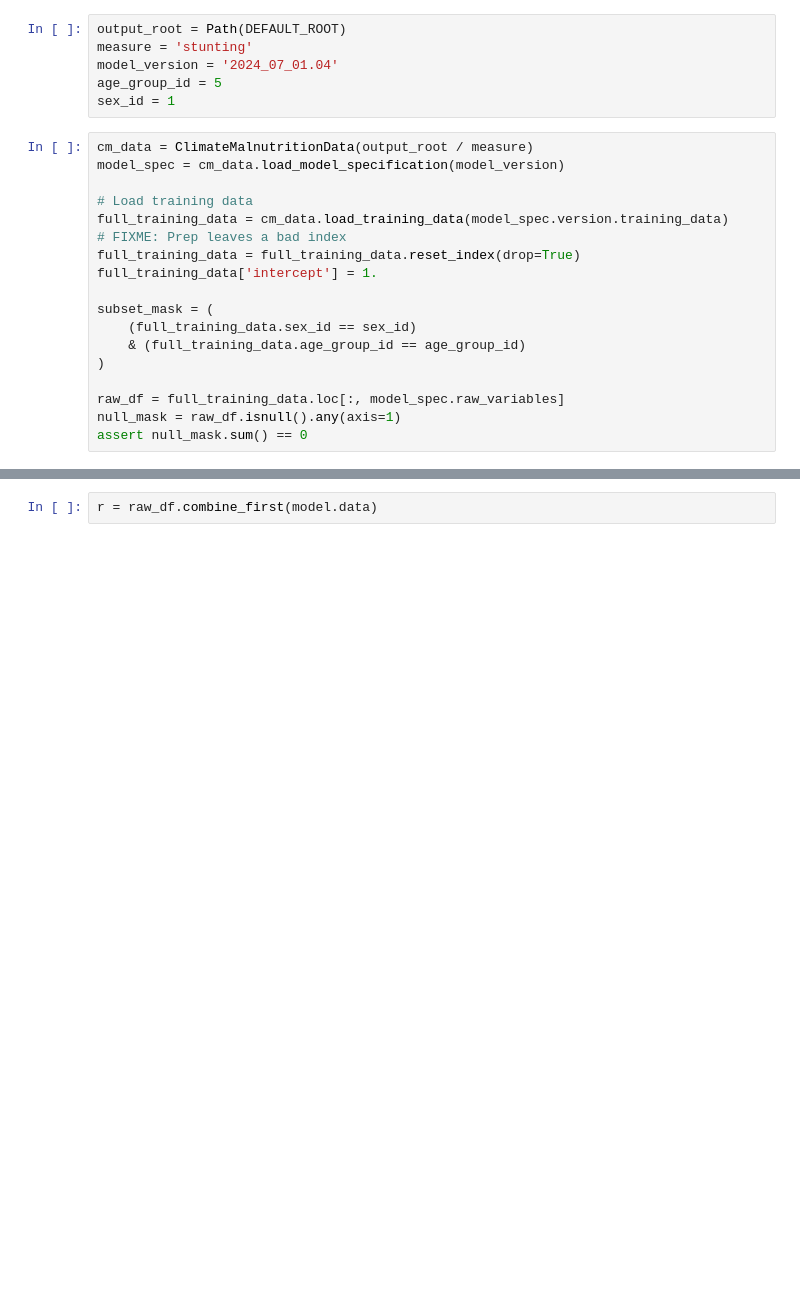
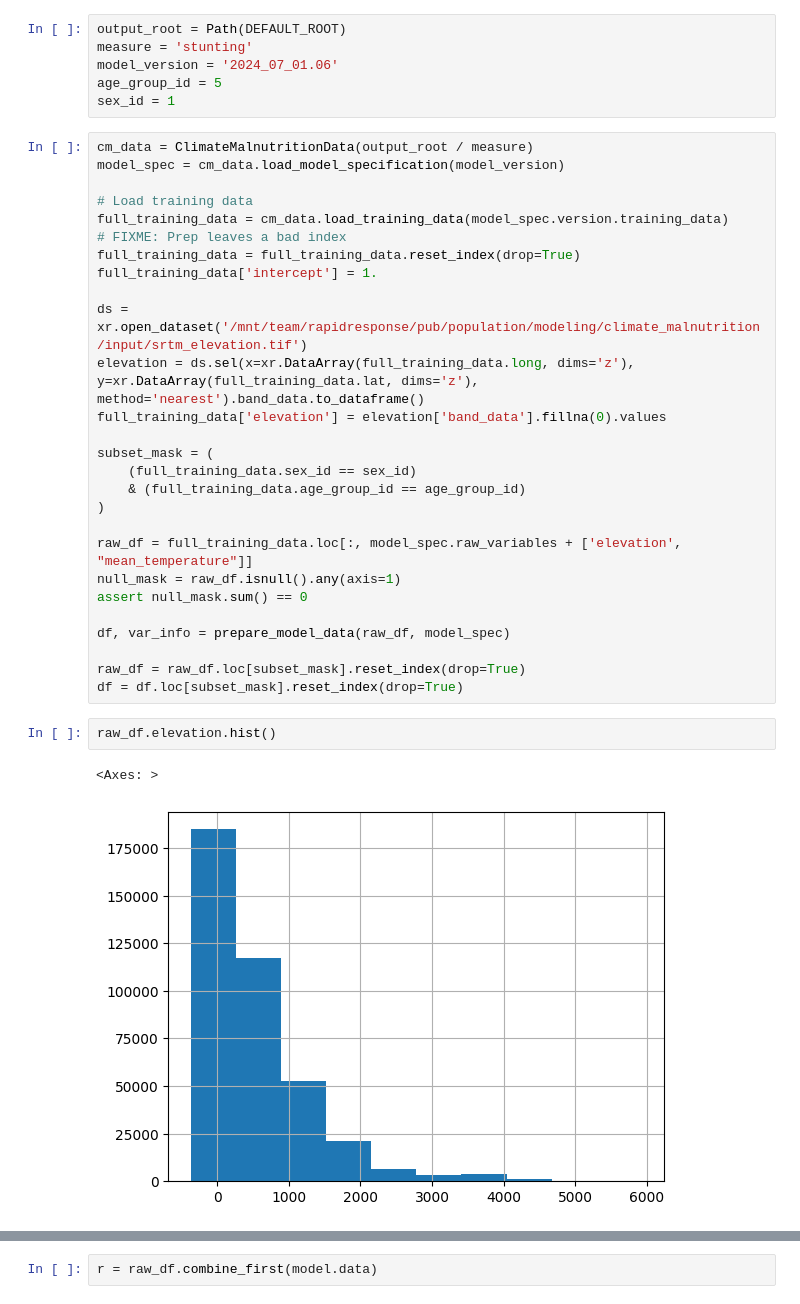
Before and after one commit to ihmeuw/rra-climate-health, a Jupyter notebook: notebooks/2024_06_30_model_training.ipynb, the cells around one changed output, grey strips where cells are left out. Saved outputs shown, nothing was run; the diff lists cells and outputs as text; blank space fills up the shorter version.

```diff
--- a/notebooks/2024_06_30_model_training.ipynb
+++ b/notebooks/2024_06_30_model_training.ipynb
@@ -37,7 +42,7 @@ prepare_model_version(model_spec_path)
 # %%
 output_root = Path(DEFAULT_ROOT)
 measure = 'stunting'
-model_version = '2024_07_01.04'
+model_version = '2024_07_01.06'
 age_group_id = 5
 sex_id = 1
 # %%
@@ -50,11 +55,25 @@ full_training_data = cm_data.load_training_data(model_spec.version.training_data
 full_training_data = full_training_data.reset_index(drop=True)
 full_training_data['intercept'] = 1.
 
+ds = xr.open_dataset('/mnt/team/rapidresponse/pub/population/modeling/climate_malnutrition/input/srtm_elevation.tif')
+elevation = ds.sel(x=xr.DataArray(full_training_data.long, dims='z'), y=xr.DataArray(full_training_data.lat, dims='z'), method='nearest').band_data.to_dataframe()
+full_training_data['elevation'] = elevation['band_data'].fillna(0).values
+
 subset_mask = (
     (full_training_data.sex_id == sex_id)
     & (full_training_data.age_group_id == age_group_id)
 )
 
-raw_df = full_training_data.loc[:, model_spec.raw_variables]
+raw_df = full_training_data.loc[:, model_spec.raw_variables + ['elevation', "mean_temperature"]]
 null_mask = raw_df.isnull().any(axis=1)
 assert null_mask.sum() == 0
+
+df, var_info = prepare_model_data(raw_df, model_spec)
+
+raw_df = raw_df.loc[subset_mask].reset_index(drop=True)
+df = df.loc[subset_mask].reset_index(drop=True)
+# %%
+raw_df.elevation.hist()
+# %% [output]
+<Axes: >
+[figure, added]
```
Also changed, not shown: parts of 41 cells of this notebook, 6 other files.
